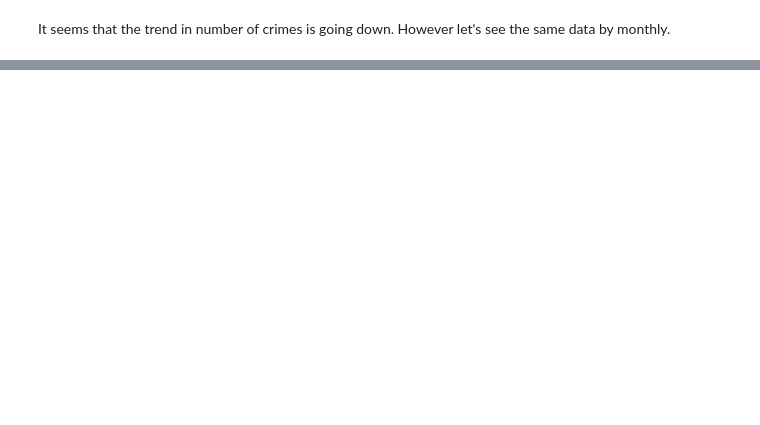
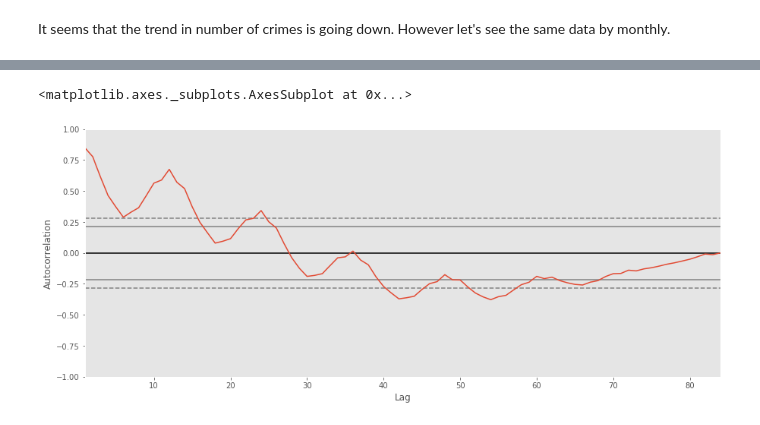
Before and after one commit to wakr/in_ds_2017, a Jupyter notebook: visualizations/LinearModel.ipynb, the cells around one changed output, grey strips where cells are left out. Cells and saved outputs as stored; diff of their text form; code cells hidden in the pictures; blank space fills up the shorter version.

```diff
--- a/visualizations/LinearModel.ipynb
+++ b/visualizations/LinearModel.ipynb
@@ -34,0 +95,5 @@ Next, to get clearer picture areal differences, lets compare ZIP-areas with lowe
+# %%
+autocorrelation_plot(df_by_month)
+# %% [output]
+<matplotlib.axes._subplots.AxesSubplot at 0x...>
+[figure, added]
```
Also changed, not shown: parts of 15 cells of this notebook.
